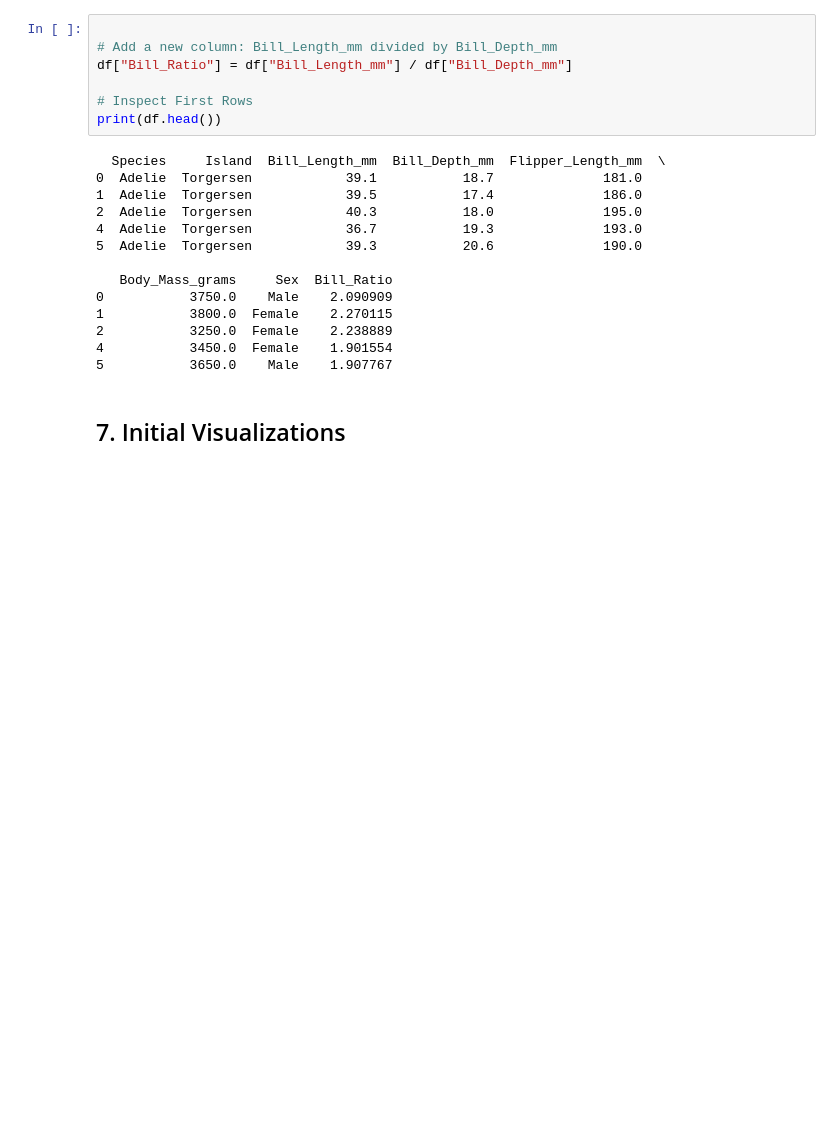
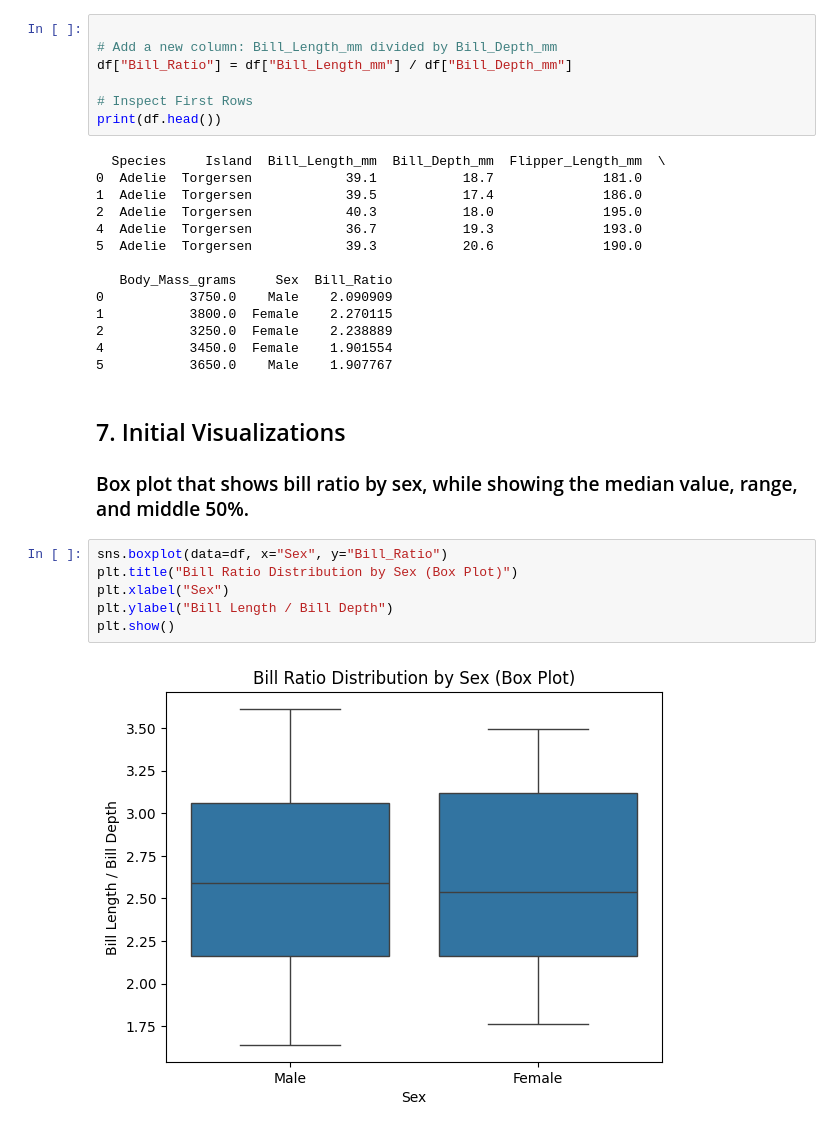
Before and after one commit to MollyShelhamer/datafun-06-eda, a Jupyter notebook: mollyshelhamer_eda.ipynb, the cells around one changed output. Saved outputs shown, nothing was run; the diff lists cells and outputs as text; blank space fills up the shorter version.

Commit message:
show box plot and observations

```diff
--- a/mollyshelhamer_eda.ipynb
+++ b/mollyshelhamer_eda.ipynb
@@ -143,3 +143,12 @@ print(df.head())
 5           3650.0    Male    1.907767
 # %% [markdown]
 ## 7. Initial Visualizations
+### Box plot that shows bill ratio by sex, while showing the median value, range, and middle 50%.
+# %%
+sns.boxplot(data=df, x="Sex", y="Bill_Ratio")
+plt.title("Bill Ratio Distribution by Sex (Box Plot)")
+plt.xlabel("Sex")
+plt.ylabel("Bill Length / Bill Depth")
+plt.show()
+# %% [output]
+[figure, added]
```
Also changed, not shown: parts of 2 cells of this notebook.
